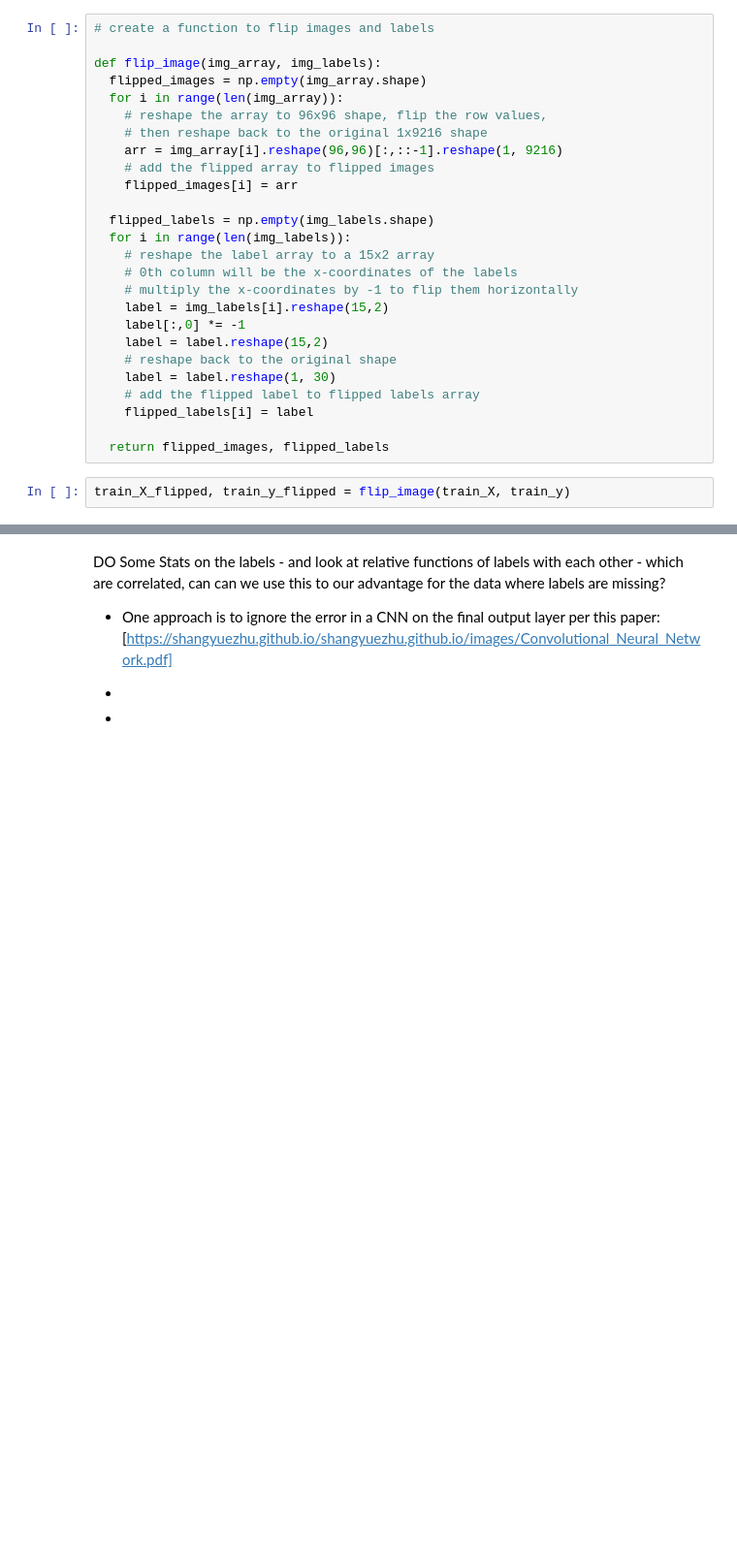
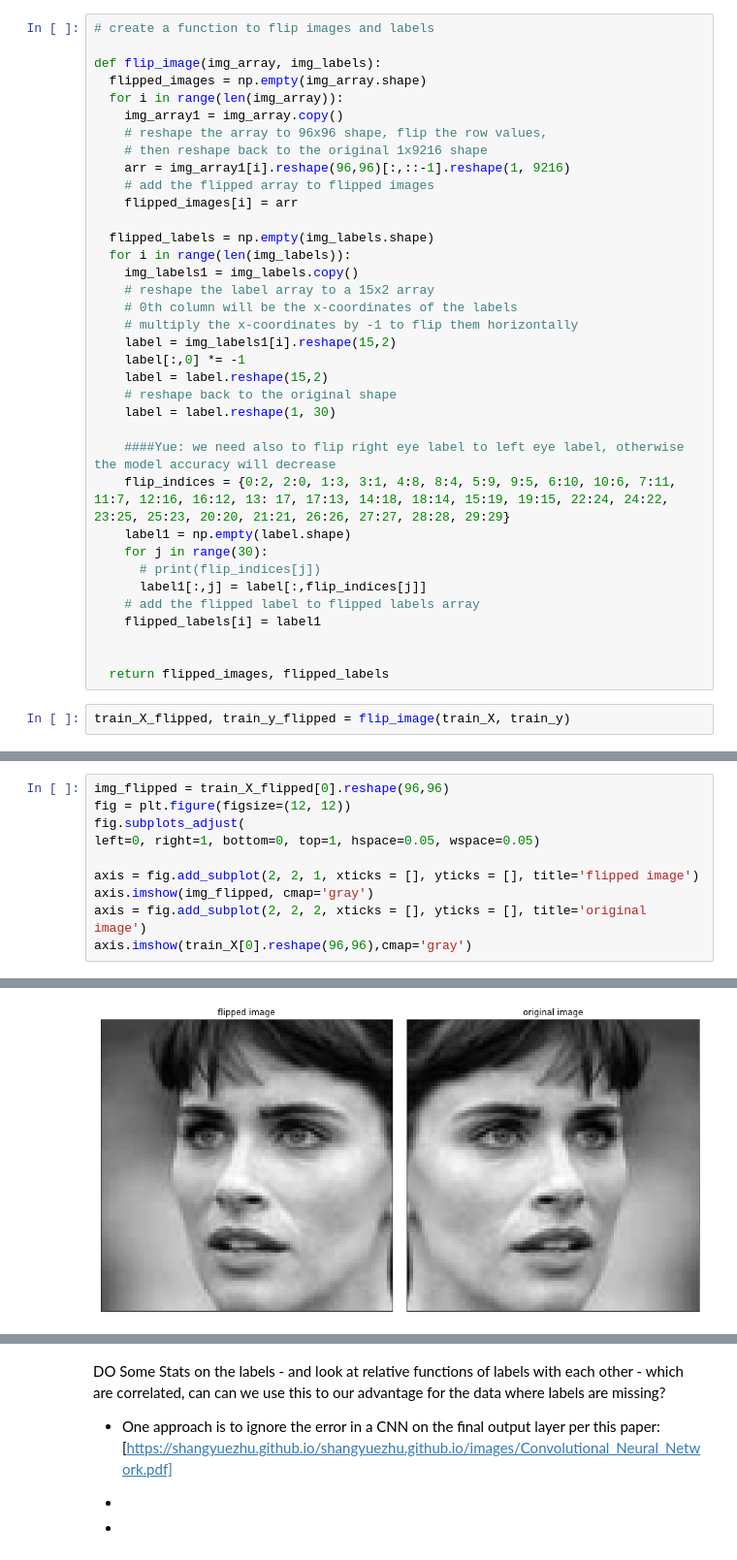
Before and after one commit to Shirleyhywl/W207_ALSY_FinalProject-1, a Jupyter notebook: W207_ALSY_FinalProject_Baseline_R1.ipynb, the cells around one changed output, grey strips where cells are left out. Shown at 97% size. Drawn from its saved outputs; the diff is of its cells as text; blank space fills up the shorter version.

```diff
--- a/W207_ALSY_FinalProject_Baseline_R1.ipynb
+++ b/W207_ALSY_FinalProject_Baseline_R1.ipynb
@@ -422,24 +447,34 @@ plt.show()
 def flip_image(img_array, img_labels):
   flipped_images = np.empty(img_array.shape)
   for i in range(len(img_array)):
+    img_array1 = img_array.copy()
     # reshape the array to 96x96 shape, flip the row values,
     # then reshape back to the original 1x9216 shape
-    arr = img_array[i].reshape(96,96)[:,::-1].reshape(1, 9216)
+    arr = img_array1[i].reshape(96,96)[:,::-1].reshape(1, 9216)
     # add the flipped array to flipped images
     flipped_images[i] = arr
 
   flipped_labels = np.empty(img_labels.shape)
   for i in range(len(img_labels)):
+    img_labels1 = img_labels.copy()
     # reshape the label array to a 15x2 array
     # 0th column will be the x-coordinates of the labels
     # multiply the x-coordinates by -1 to flip them horizontally
-    label = img_labels[i].reshape(15,2)
+    label = img_labels1[i].reshape(15,2)
     label[:,0] *= -1
     label = label.reshape(15,2)
     # reshape back to the original shape
     label = label.reshape(1, 30)
+
+    ####Yue: we need also to flip right eye label to left eye label, otherwise the model accuracy will decrease
+    flip_indices = {0:2, 2:0, 1:3, 3:1, 4:8, 8:4, 5:9, 9:5, 6:10, 10:6, 7:11, 11:7, 12:16, 16:12, 13: 17, 17:13, 14:18, 18:14, 15:19, 19:15, 22:24, 24:22, 23:25, 25:23, 20:20, 21:21, 26:26, 27:27, 28:28, 29:29}
+    label1 = np.empty(label.shape)
+    for j in range(30):
+      # print(flip_indices[j])
+      label1[:,j] = label[:,flip_indices[j]]
     # add the flipped label to flipped labels array
-    flipped_labels[i] = label
+    flipped_labels[i] = label1
+
 
   return flipped_images, flipped_labels
 # %%
@@ -464,0 +482,11 @@ plt.show()
+# %%
+img_flipped = train_X_flipped[0].reshape(96,96)
+fig = plt.figure(figsize=(12, 12))
+fig.subplots_adjust(
+left=0, right=1, bottom=0, top=1, hspace=0.05, wspace=0.05)
+
+axis = fig.add_subplot(2, 2, 1, xticks = [], yticks = [], title='flipped image')
+axis.imshow(img_flipped, cmap='gray')
+axis = fig.add_subplot(2, 2, 2, xticks = [], yticks = [], title='original image')
+axis.imshow(train_X[0].reshape(96,96),cmap='gray')
+# %% [output]
@@ -464,0 +494 @@ plt.show()
+[figure, added]
```
Also changed, not shown: parts of 93 cells of this notebook.
